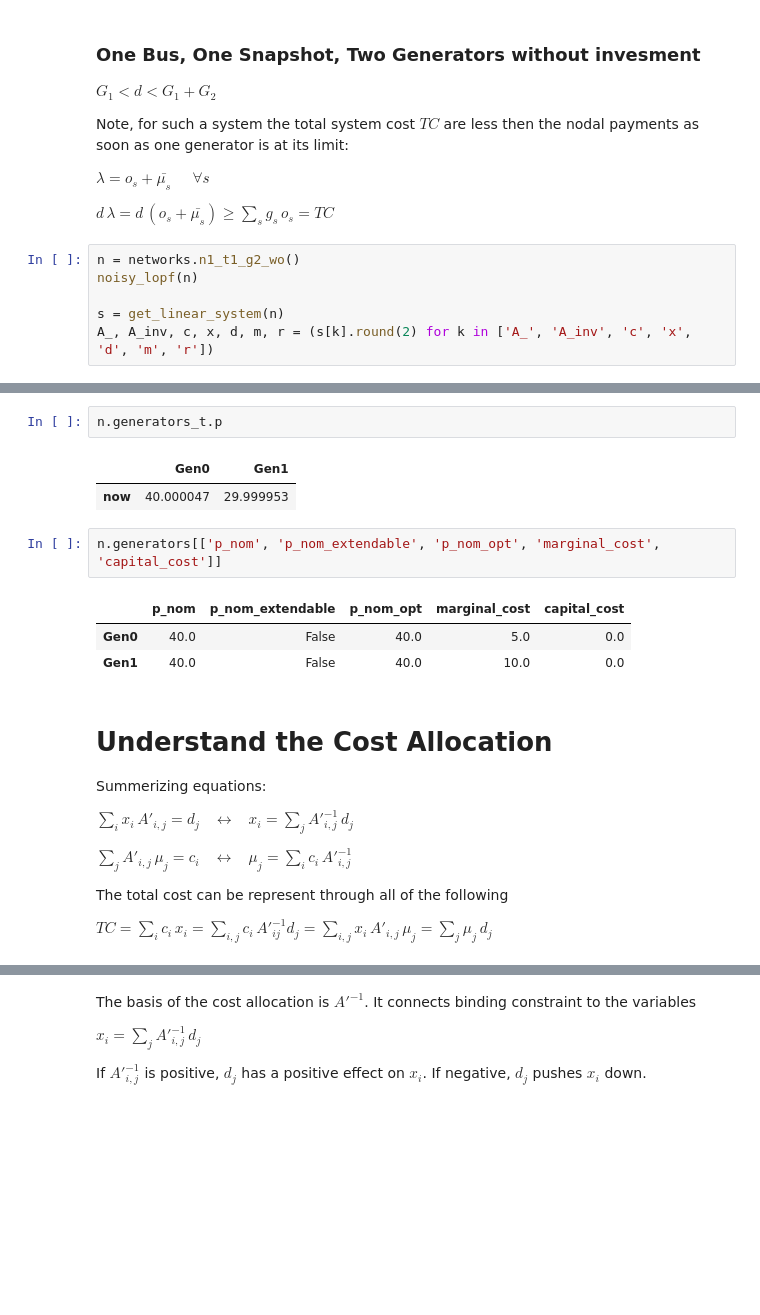
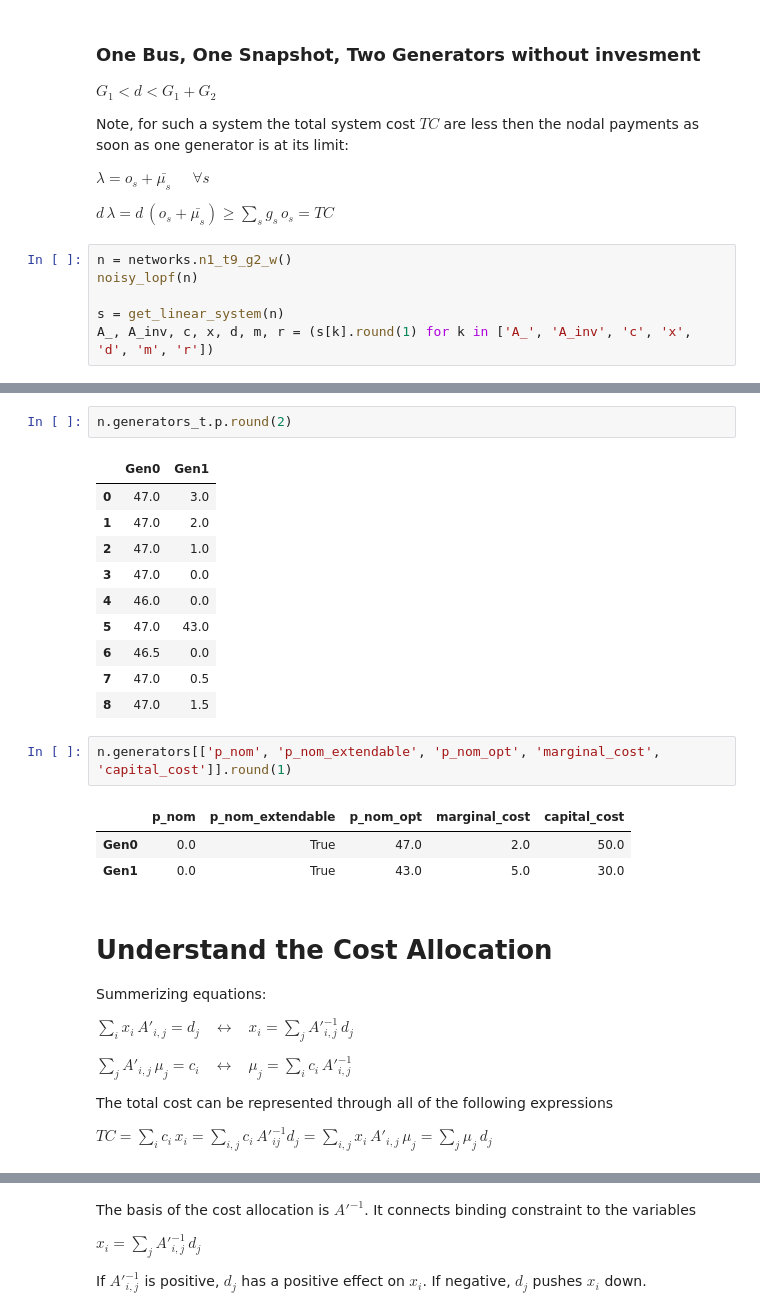
Before and after one commit to FabianHofmann/pypsa-costallocation, a Jupyter notebook: code/constraint_matrix.ipynb, the cells around one changed output, grey strips where cells are left out. Drawn from its saved outputs; the diff is of its cells as text; blank space fills up the shorter version.

```diff
--- a/code/constraint_matrix.ipynb
+++ b/code/constraint_matrix.ipynb
@@ -20,9 +20,9 @@ $\lambda = o_s + \bar{\mu_s} \;\;\;\;\; \forall s$
 
 $d \, \lambda = d \, (o_s + \bar{\mu_s} ) \ge \sum_s g_s \, o_s = TC$
 # %%
-n = networks.n1_t1_g2_wo()
+n = networks.n1_t9_g2_w()
 noisy_lopf(n)
 
 s = get_linear_system(n)
-A_, A_inv, c, x, d, m, r = (s[k].round(2) for k in ['A_', 'A_inv', 'c', 'x', 'd', 'm', 'r'])
+A_, A_inv, c, x, d, m, r = (s[k].round(1) for k in ['A_', 'A_inv', 'c', 'x', 'd', 'm', 'r'])
 # %% [output]
@@ -57,14 +70,22 @@ n.loads_t.p
 # %%
-n.generators_t.p
+n.generators_t.p.round(2)
 # %% [output]
 |  | Gen0 | Gen1 |
-| now | 40.000047 | 29.999953 |
+| 0 | 47.0 | 3.0 |
+| 1 | 47.0 | 2.0 |
+| 2 | 47.0 | 1.0 |
+| 3 | 47.0 | 0.0 |
+| 4 | 46.0 | 0.0 |
+| 5 | 47.0 | 43.0 |
+| 6 | 46.5 | 0.0 |
+| 7 | 47.0 | 0.5 |
+| 8 | 47.0 | 1.5 |
 # %%
-n.generators[['p_nom', 'p_nom_extendable', 'p_nom_opt', 'marginal_cost', 'capital_cost']]
+n.generators[['p_nom', 'p_nom_extendable', 'p_nom_opt', 'marginal_cost', 'capital_cost']].round(1)
 # %% [output]
 |  | p_nom | p_nom_extendable | p_nom_opt | marginal_cost | capital_cost |
-| Gen0 | 40.0 | False | 40.0 | 5.0 | 0.0 |
-| Gen1 | 40.0 | False | 40.0 | 10.0 | 0.0 |
+| Gen0 | 0.0 | True | 47.0 | 2.0 | 50.0 |
+| Gen1 | 0.0 | True | 43.0 | 5.0 | 30.0 |
 # %% [markdown]
 # Understand the Cost Allocation
 
@@ -75,7 +96,7 @@ $\sum_i x_i \, A'_{i,j} = d_j \hspace{10pt} \leftrightarrow \hspace{10pt} x_i =
 
 $\sum_j A'_{i,j} \, \mu_j = c_i \hspace{10pt} \leftrightarrow \hspace{10pt} \mu_j = \sum_i c_i \, {A'}_{i,j}^{-1}$
 
-The total cost can be represent through all of the following
+The total cost can be represented through all of the following expressions
 
 $TC = \sum_i c_i \, x_i = \sum_{i,j}  c_i \, {A'}^{-1}_{ij} d_j = \sum_{i,j} x_i \, A'_{i,j} \, \mu_j = \sum_j \mu_j \, d_j $
 # %%
```
Also changed, not shown: parts of 16 cells of this notebook, 2 other files.
